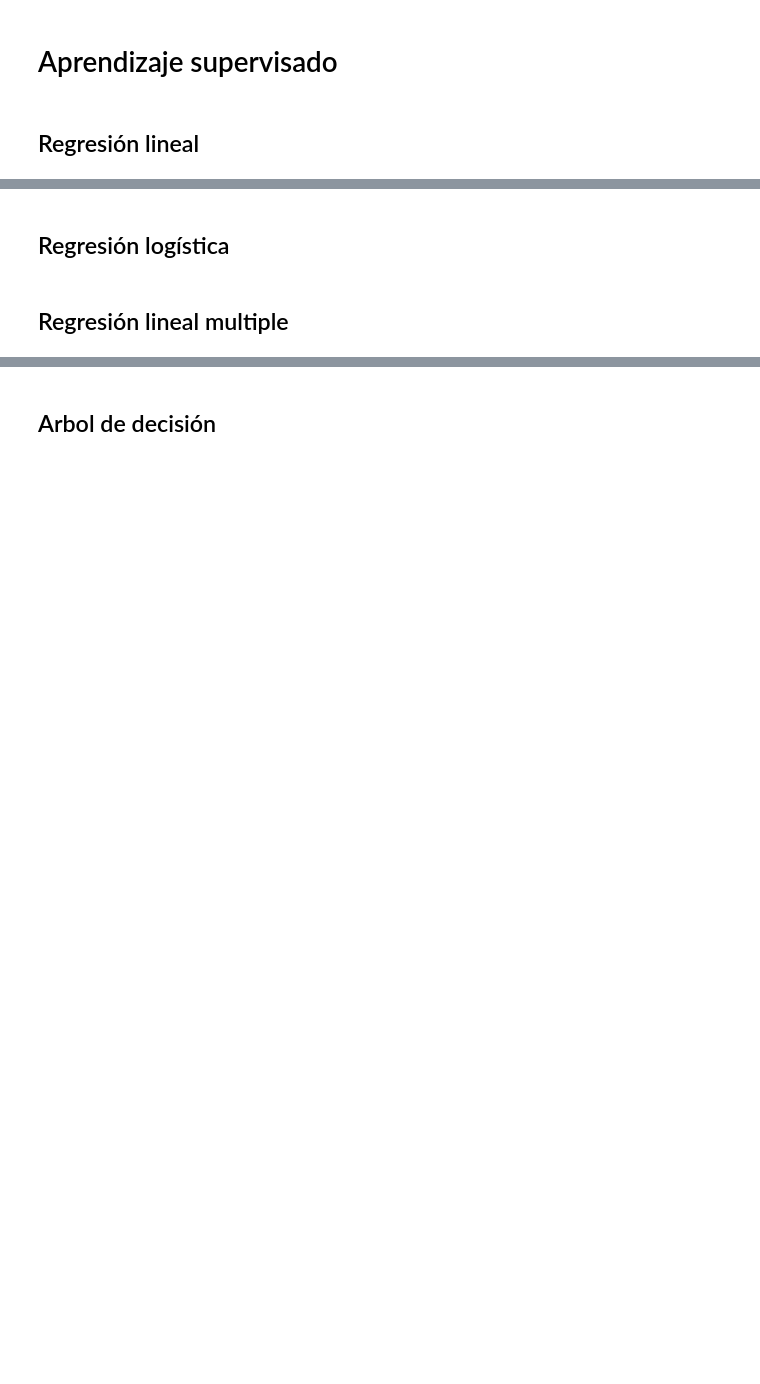
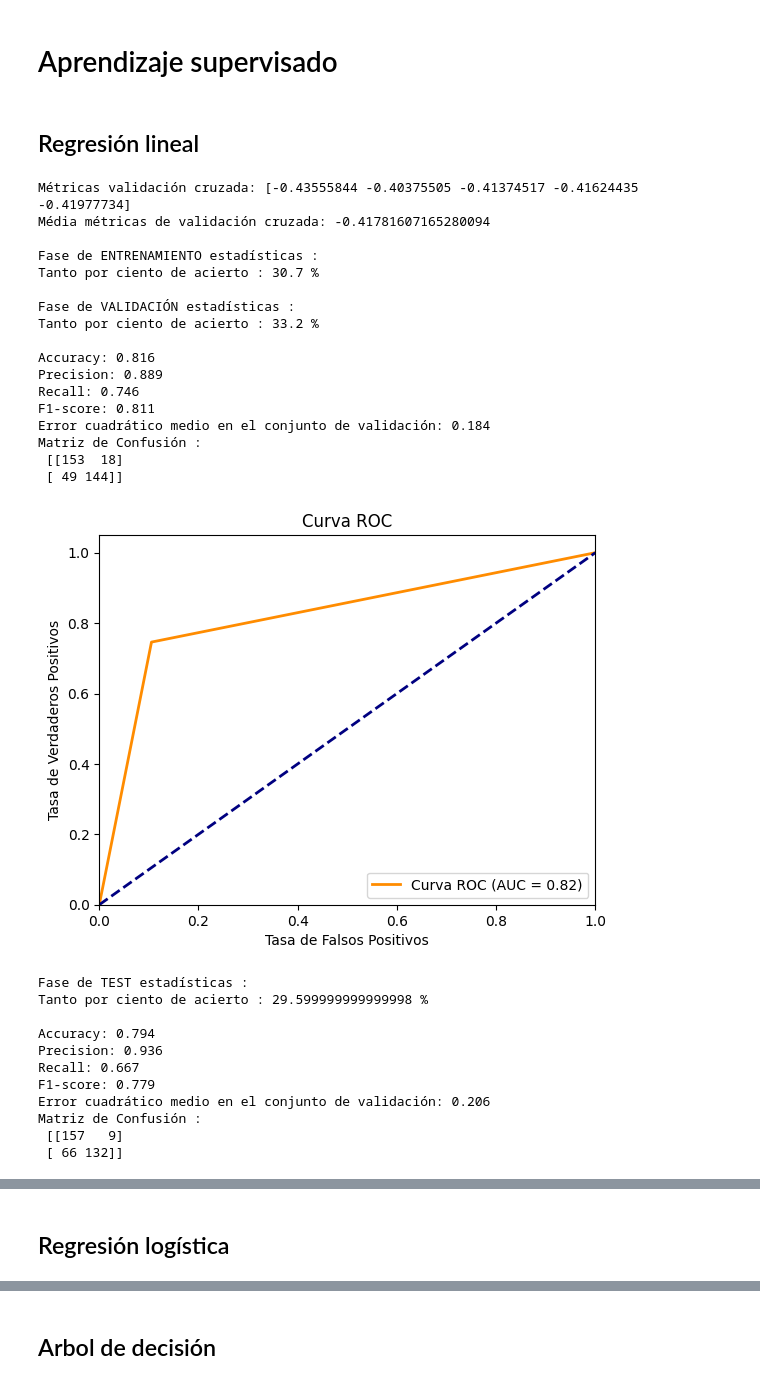
Before and after one commit to Lusku/kschool_master, a Jupyter notebook: TFM_Simple.ipynb, the cells around one changed output, grey strips where cells are left out. Cells and saved outputs as stored; diff of their text form; code cells hidden in the pictures; blank space fills up the shorter version.

Commit message:
[models] - Creación de modelos Reg Lin, Reg Log, arbol decision, reandom forest

```diff
--- a/TFM_Simple.ipynb
+++ b/TFM_Simple.ipynb
@@ -248,3 +347,69 @@ X_train, X_val, X_test, y_train, y_val, y_test = split_data(X, y, train_size=0.6
 # Aprendizaje supervisado
 # %% [markdown]
 ## Regresión lineal
+# %%
+# Crear una instancia del modelo de regresión lineal
+model_LR = LinearRegression()
+
+# Cross validation
+mostrar_cross_validation(model_LR, X_train_prep, y_train)
+
+# Entrenar el modelo usando los datos de entrenamiento preprocesados
+model_LR.fit(X_train_prep, y_train)
+
+print("Fase de ENTRENAMIENTO estadísticas :")
+mostrar_score(X_train_prep, y_train, model_LR)
+
+# Predecir en el conjunto de validación
+y_pred = model_LR.predict(X_val_prep)
+
+# Definir un umbral
+umbral = 0.5
+
+# Binarizar las predicciones
+y_pred_bin = np.where(y_pred > umbral, 1, 0)
+
+print("Fase de VALIDACIÓN estadísticas :")
+mostrar_score(X_val_prep, y_val, model_LR)
+mostrar_estadisticas(y_val, y_pred_bin)
+mostrar_curva_ROC(y_val, y_pred_bin)
+
+# Predicciones
+y_test_pred = model_LR.predict(X_test_prep)
+
+y_test_pred_bin = np.where(y_test_pred > umbral, 1, 0)
+
+print("Fase de TEST estadísticas :")
+mostrar_score(X_test_prep, y_test, model_LR)
+mostrar_estadisticas(y_test, y_test_pred_bin)
+mostrar_curva_ROC(y_test, y_test_pred_bin)
+# %% [output]
+Métricas validación cruzada: [-0.43555844 -0.40375505 -0.41374517 -0.41624435 -0.41977734]
+Média métricas de validación cruzada: -0.41781607165280094
+
+Fase de ENTRENAMIENTO estadísticas :
+Tanto por ciento de acierto : 30.7 %
+
+Fase de VALIDACIÓN estadísticas :
+Tanto por ciento de acierto : 33.2 %
+
+Accuracy: 0.816
+Precision: 0.889
+Recall: 0.746
+F1-score: 0.811
+Error cuadrático medio en el conjunto de validación: 0.184
+Matriz de Confusión :
+ [[153  18]
+ [ 49 144]]
+[figure, added]
+Fase de TEST estadísticas :
+Tanto por ciento de acierto : 29.599999999999998 %
+
+Accuracy: 0.794
+Precision: 0.936
+Recall: 0.667
+F1-score: 0.779
+Error cuadrático medio en el conjunto de validación: 0.206
+Matriz de Confusión :
+ [[157   9]
+ [ 66 132]]
@@ -251,4 +417,2 @@ X_train, X_val, X_test, y_train, y_val, y_test = split_data(X, y, train_size=0.6
 # %% [markdown]
 ## Regresión logística
-# %% [markdown]
-## Regresión lineal multiple
```
Also changed, not shown: parts of 9 cells of this notebook.
